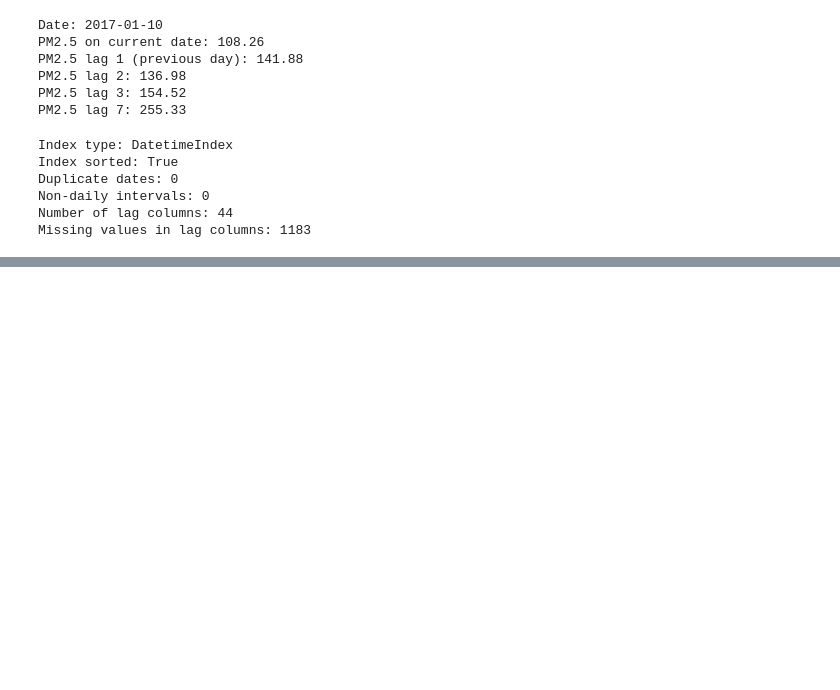
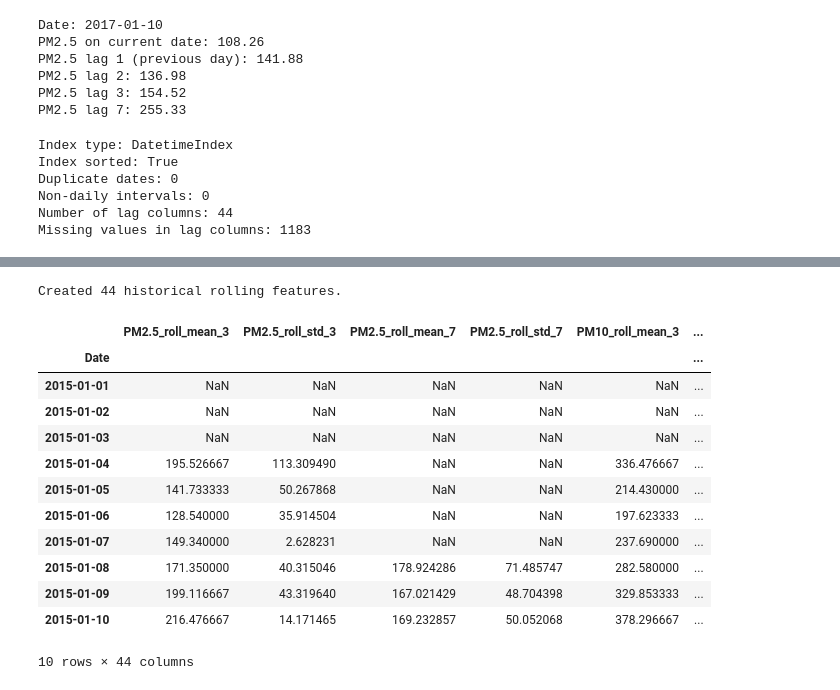
Before and after one commit to ajain347/NextDay-Air-quality-index_predictor, a Jupyter notebook: notebooks/02-preprocessing.ipynb, the cells around one changed output, grey strips where cells are left out. Saved outputs shown, nothing was run; the diff lists cells and outputs as text; code cells hidden in the pictures; blank space fills up the shorter version.

Commit message:
Integrate leakage-safe rolling features into preprocessing notebook

```diff
--- a/notebooks/02-preprocessing.ipynb
+++ b/notebooks/02-preprocessing.ipynb
@@ -327,0 +332,40 @@ Missing values in lag columns: 1183
+# %%
+# Ishan: rolling statistics based only on previous days
+# processed_df is created in Abhishekk's section and extended by Deepanshu.
+assert isinstance(processed_df.index, pd.DatetimeIndex)
+assert processed_df.index.is_monotonic_increasing
+assert not processed_df.index.has_duplicates
+assert (processed_df.index.to_series().diff().dropna() == pd.Timedelta(days=1)).all()
+
+rolling_pollutants = [
+    c for c in ["PM2.5", "PM10", "NO", "NO2", "NOx", "NH3", "CO", "SO2", "O3", "Benzene", "Toluene"]
+    if c in processed_df.columns
+]
+rolling_columns = []
+
+for pollutant in rolling_pollutants:
+    history = processed_df[pollutant].shift(1)
+    for window in (3, 7):
+        mean_col = f"{pollutant}_roll_mean_{window}"
+        std_col = f"{pollutant}_roll_std_{window}"
+        processed_df[mean_col] = history.rolling(window=window, min_periods=window).mean()
+        processed_df[std_col] = history.rolling(window=window, min_periods=window).std()
+        rolling_columns.extend([mean_col, std_col])
+
+print(f"Created {len(rolling_columns)} historical rolling features.")
+display(processed_df[rolling_columns].head(10))
+# %% [output]
+Created 44 historical rolling features.
+|  | PM2.5_roll_mean_3 | PM2.5_roll_std_3 | PM2.5_roll_mean_7 | PM2.5_roll_std_7 | PM10_roll_mean_3 | ... |
+| Date |  |  |  |  |  | ... |
+| 2015-01-01 | NaN | NaN | NaN | NaN | NaN | ... |
+| 2015-01-02 | NaN | NaN | NaN | NaN | NaN | ... |
+| 2015-01-03 | NaN | NaN | NaN | NaN | NaN | ... |
+| 2015-01-04 | 195.526667 | 113.309490 | NaN | NaN | 336.476667 | ... |
+| 2015-01-05 | 141.733333 | 50.267868 | NaN | NaN | 214.430000 | ... |
+| 2015-01-06 | 128.540000 | 35.914504 | NaN | NaN | 197.623333 | ... |
+| 2015-01-07 | 149.340000 | 2.628231 | NaN | NaN | 237.690000 | ... |
+| 2015-01-08 | 171.350000 | 40.315046 | 178.924286 | 71.485747 | 282.580000 | ... |
+| 2015-01-09 | 199.116667 | 43.319640 | 167.021429 | 48.704398 | 329.853333 | ... |
+| 2015-01-10 | 216.476667 | 14.171465 | 169.232857 | 50.052068 | 378.296667 | ... |
+10 rows × 44 columns
```
Also changed, not shown: parts of 6 cells of this notebook.
